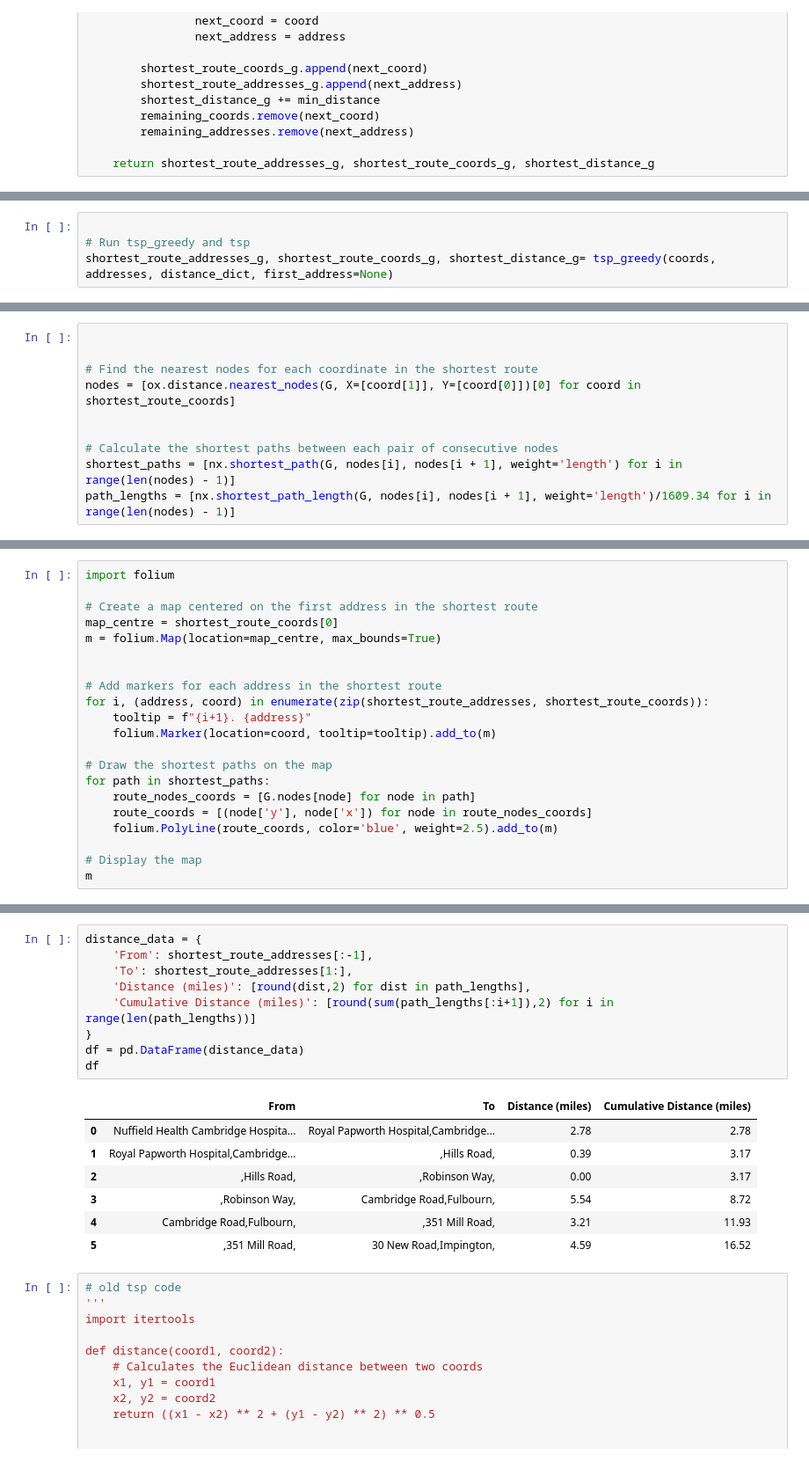
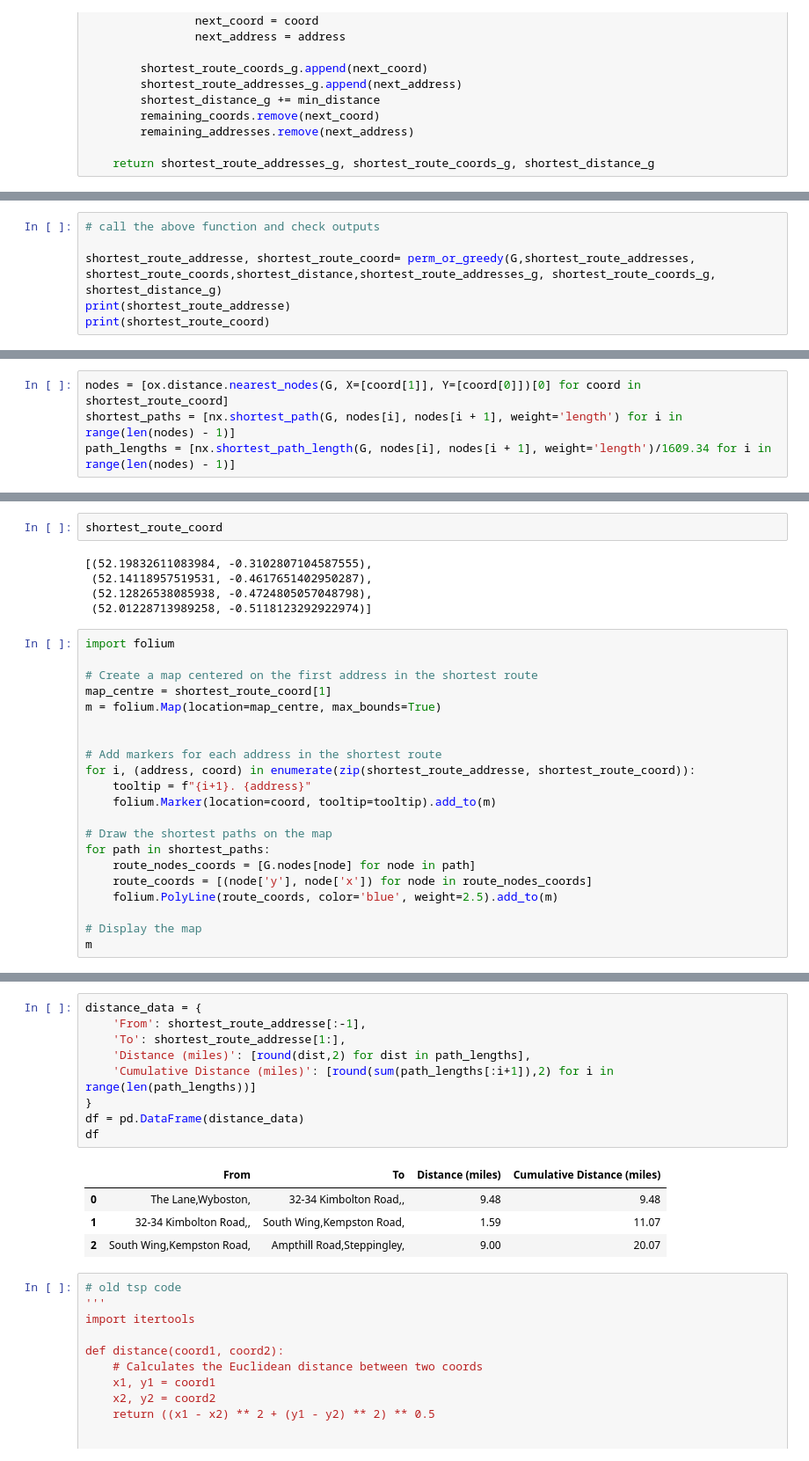
Before and after one commit to nhsx/nhs_time_of_travel, a Jupyter notebook: workbooks/tsp3g.ipynb, the cells around one changed output, grey strips where cells are left out. Shown at 88% size. Drawn from its saved outputs; the diff is of its cells as text.

```diff
--- a/workbooks/tsp3g.ipynb
+++ b/workbooks/tsp3g.ipynb
@@ -356,4 +277,0 @@ shortest_route_addresses, shortest_route_coords,shortest_distance = tsp(coords,
-# %%
-
-# Run tsp_greedy and tsp
-shortest_route_addresses_g, shortest_route_coords_g, shortest_distance_g= tsp_greedy(coords, addresses, distance_dict, first_address=None)
@@ -366,0 +305,6 @@ addresses
+# %%
+# call the above function and check outputs
+
+shortest_route_addresse, shortest_route_coord= perm_or_greedy(G,shortest_route_addresses, shortest_route_coords,shortest_distance,shortest_route_addresses_g, shortest_route_coords_g, shortest_distance_g)
+print(shortest_route_addresse)
+print(shortest_route_coord)
@@ -367,11 +322,5 @@ addresses
 # %%
-
-
-# Find the nearest nodes for each coordinate in the shortest route
-nodes = [ox.distance.nearest_nodes(G, X=[coord[1]], Y=[coord[0]])[0] for coord in shortest_route_coords]
-
-
-# Calculate the shortest paths between each pair of consecutive nodes
+nodes = [ox.distance.nearest_nodes(G, X=[coord[1]], Y=[coord[0]])[0] for coord in shortest_route_coord]
 shortest_paths = [nx.shortest_path(G, nodes[i], nodes[i + 1], weight='length') for i in range(len(nodes) - 1)]
 path_lengths = [nx.shortest_path_length(G, nodes[i], nodes[i + 1], weight='length')/1609.34 for i in range(len(nodes) - 1)]
 # %% [output]
@@ -417,13 +339,20 @@ else:
+# %%
+shortest_route_coord
+# %% [output]
+[(52.19832611083984, -0.3102807104587555),
+ (52.14118957519531, -0.4617651402950287),
+ (52.12826538085938, -0.4724805057048798),
+ (52.01228713989258, -0.5118123292922974)]
 # %%
 import folium
 
 # Create a map centered on the first address in the shortest route
-map_centre = shortest_route_coords[0]
+map_centre = shortest_route_coord[1]
 m = folium.Map(location=map_centre, max_bounds=True)
 
 
 # Add markers for each address in the shortest route
-for i, (address, coord) in enumerate(zip(shortest_route_addresses, shortest_route_coords)):
+for i, (address, coord) in enumerate(zip(shortest_route_addresse, shortest_route_coord)):
     tooltip = f"{i+1}. {address}"
     folium.Marker(location=coord, tooltip=tooltip).add_to(m)
 
@@ -439,21 +368,18 @@ m
 [interactive output not drawn]
 # %%
 distance_data = {
-    'From': shortest_route_addresses[:-1],
-    'To': shortest_route_addresses[1:],
+    'From': shortest_route_addresse[:-1],
+    'To': shortest_route_addresse[1:],
     'Distance (miles)': [round(dist,2) for dist in path_lengths],
     'Cumulative Distance (miles)': [round(sum(path_lengths[:i+1]),2) for i in range(len(path_lengths))]
 }
 df = pd.DataFrame(distance_data)
 df
 # %% [output]
 |  | From | To | Distance (miles) | Cumulative Distance (miles) |
-| 0 | Nuffield Health Cambridge Hospita... | Royal Papworth Hospital,Cambridge... | 2.78 | 2.78 |
-| 1 | Royal Papworth Hospital,Cambridge... | ,Hills Road, | 0.39 | 3.17 |
-| 2 | ,Hills Road, | ,Robinson Way, | 0.00 | 3.17 |
-| 3 | ,Robinson Way, | Cambridge Road,Fulbourn, | 5.54 | 8.72 |
-| 4 | Cambridge Road,Fulbourn, | ,351 Mill Road, | 3.21 | 11.93 |
-| 5 | ,351 Mill Road, | 30 New Road,Impington, | 4.59 | 16.52 |
+| 0 | The Lane,Wyboston, | 32-34 Kimbolton Road,, | 9.48 | 9.48 |
+| 1 | 32-34 Kimbolton Road,, | South Wing,Kempston Road, | 1.59 | 11.07 |
+| 2 | South Wing,Kempston Road, | Ampthill Road,Steppingley, | 9.00 | 20.07 |
 # %%
 # old tsp code
 '''
```
Also changed, not shown: parts of 32 cells of this notebook.
